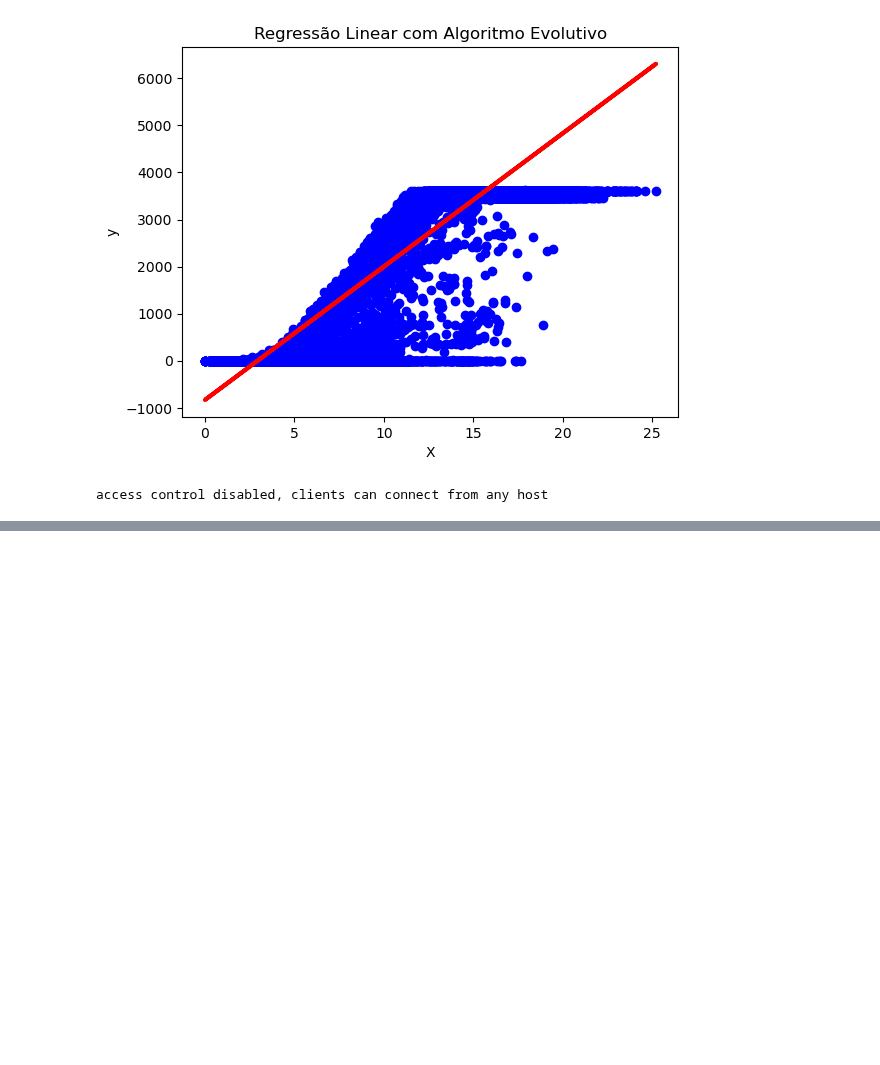
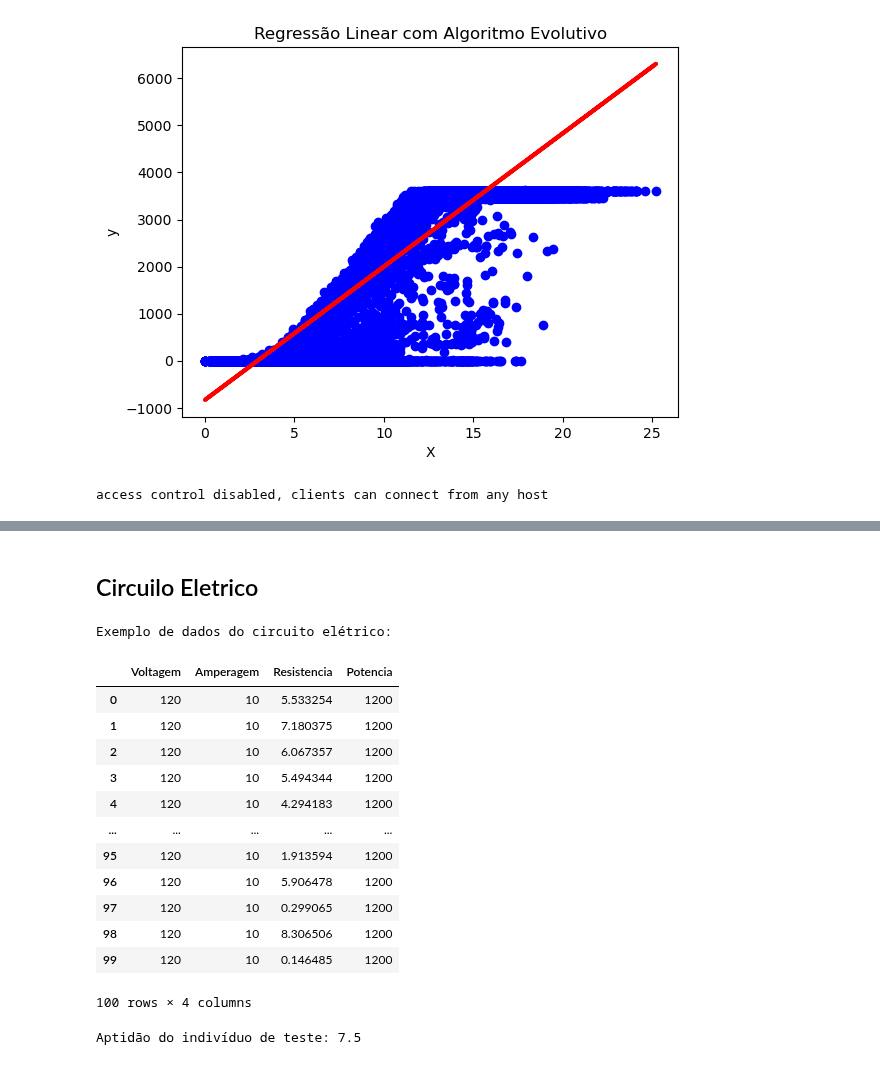
Before and after one commit to PedroVic12/Engenharia-Eletrica-UFF, a Jupyter notebook: Iniciação Cientifica - Eng Eletrica UFF/evolution_rce_master/evolution_rce_turbina_eolica.ipynb, the cells around one changed output, grey strips where cells are left out. Drawn from its saved outputs; the diff is of its cells as text; code cells hidden in the pictures; blank space fills up the shorter version.

```diff
--- a/Iniciação Cientifica - Eng Eletrica UFF/evolution_rce_master/evolution_rce_turbina_eolica.ipynb
+++ b/Iniciação Cientifica - Eng Eletrica UFF/evolution_rce_master/evolution_rce_turbina_eolica.ipynb
@@ -441,0 +452,59 @@ Point(x=506, y=472)
+# %% [markdown]
+## Circuilo Eletrico
+# %%
+import pandas as pd
+import numpy as np
+import math
+
+# Definir as características
+np.random.seed(0)
+num_samples = 100
+voltagem = 120  # Volts
+amperagem = 10  # Amps
+
+# Gerar dados aleatórios
+dados_circuito = {
+    'Voltagem': np.full(num_samples, voltagem),
+    'Amperagem': np.full(num_samples, amperagem),
+    'Resistencia': np.random.uniform(0.1, 10, num_samples),  # Valores aleatórios para a resistência
+}
+
+# Calcular a potência usando a lei de Ohm: V = RI => R = V/I
+dados_circuito['Potencia'] = dados_circuito['Voltagem'] * dados_circuito['Amperagem']
+
+# Criar DataFrame
+df_circuito = pd.DataFrame(dados_circuito)
+
+# Exibir as primeiras linhas do DataFrame
+print("Exemplo de dados do circuito elétrico:")
+display(df_circuito)
+
+# Definir a função de aptidão (fitness function) para a lei de Ohm
+def fitness_function_lei_ohm(individual, decision_variables):
+    voltagem, amperagem = decision_variables
+    # Calcular a resistência usando a lei de Ohm: V = RI => R = V/I
+    resistencia = voltagem / amperagem
+    # Retornar a diferença absoluta entre a resistência calculada e a resistência desejada (individual)
+    return abs(resistencia - individual)
+
+# Testar a função de aptidão
+resistencia_desejada = 5  # Resistência desejada em Ohms
+individuo_teste = 4.5  # Suponha que este seja o valor que estamos testando
+aptidao = fitness_function_lei_ohm(individuo_teste, (voltagem, amperagem))
+print("\nAptidão do indivíduo de teste:", aptidao)
+# %% [output]
+Exemplo de dados do circuito elétrico:
+|  | Voltagem | Amperagem | Resistencia | Potencia |
+| 0 | 120 | 10 | 5.533254 | 1200 |
+| 1 | 120 | 10 | 7.180375 | 1200 |
+| 2 | 120 | 10 | 6.067357 | 1200 |
+| 3 | 120 | 10 | 5.494344 | 1200 |
+| 4 | 120 | 10 | 4.294183 | 1200 |
+| ... | ... | ... | ... | ... |
+| 95 | 120 | 10 | 1.913594 | 1200 |
+| 96 | 120 | 10 | 5.906478 | 1200 |
+| 97 | 120 | 10 | 0.299065 | 1200 |
+| 98 | 120 | 10 | 8.306506 | 1200 |
+| 99 | 120 | 10 | 0.146485 | 1200 |
+100 rows × 4 columns
+Aptidão do indivíduo de teste: 7.5
```
Also changed, not shown: parts of 5 cells of this notebook, 9 other files.
